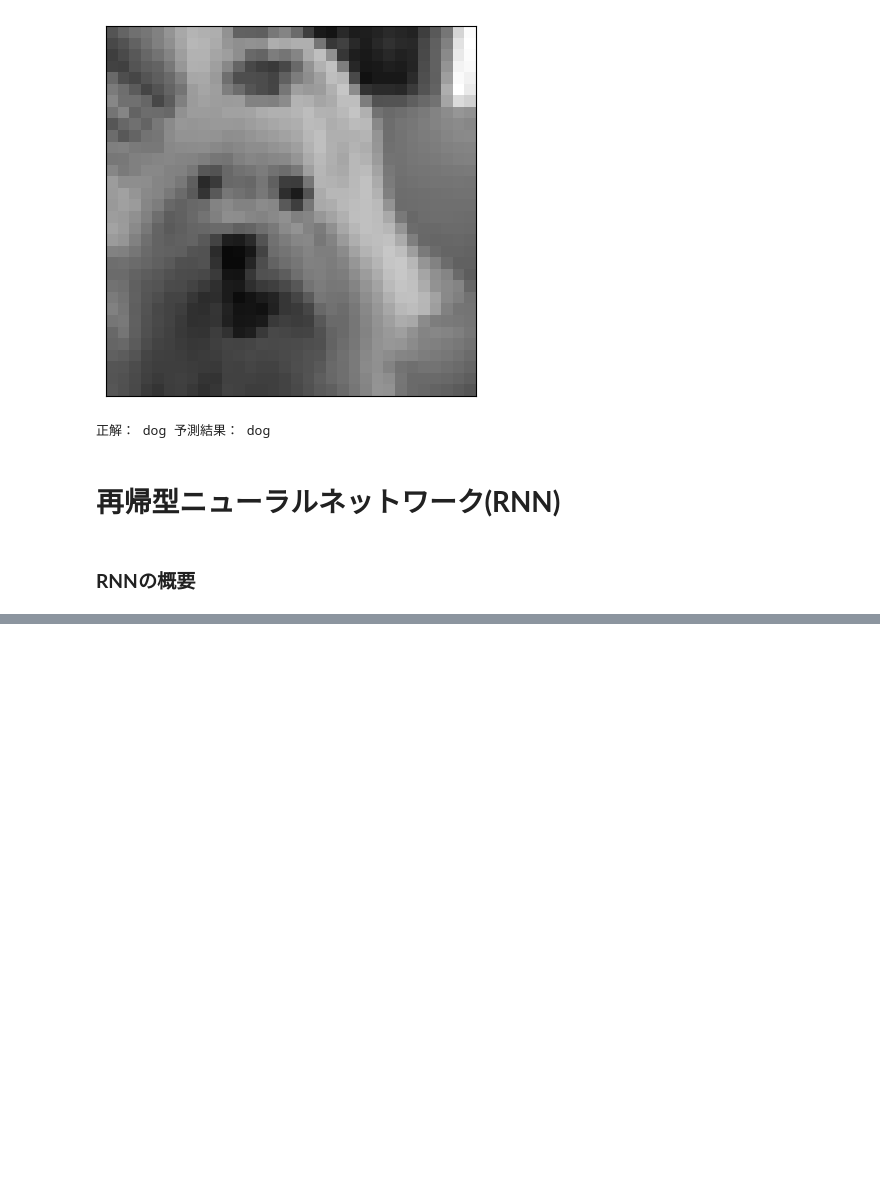
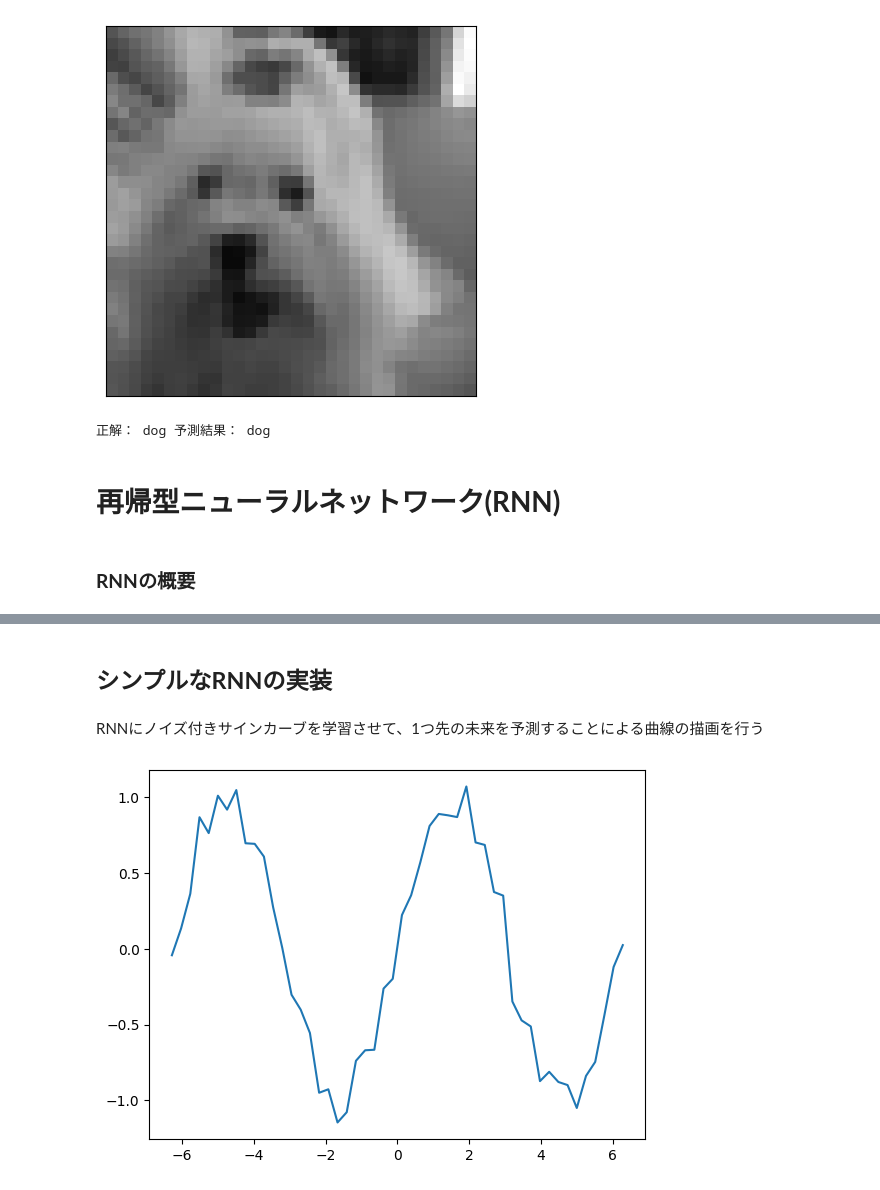
Before and after one commit to sakamototaisei/python_colab, a Jupyter notebook: PyTorchで実装するディープラーニング.ipynb, the cells around one changed output, grey strips where cells are left out. Saved outputs shown, nothing was run; the diff lists cells and outputs as text; code cells hidden in the pictures; blank space fills up the shorter version.

```diff
--- a/PyTorchで実装するディープラーニング.ipynb
+++ b/PyTorchで実装するディープラーニング.ipynb
@@ -1153,0 +1174,14 @@ print('正解：', cifar10_classes[labels[0]],
+# %% [markdown]
+## **シンプルなRNNの実装**
+# %% [markdown]
+RNNにノイズ付きサインカーブを学習させて、1つ先の未来を予測することによる曲線の描画を行う
+# %%
+import numpy as np
+import matplotlib.pyplot as plt
+
+sin_x = np.linspace(-2*np.pi, 2*np.pi) # -2πから2πまで
+sin_y = np.sin(sin_x) + 0.1*np.random.randn(len(sin_x)) # sin関数に乱数でノイズを加える
+plt.plot(sin_x, sin_y)
+plt.show()
+# %% [output]
+[figure, added]
```
Also changed, not shown: parts of 11 cells of this notebook.
